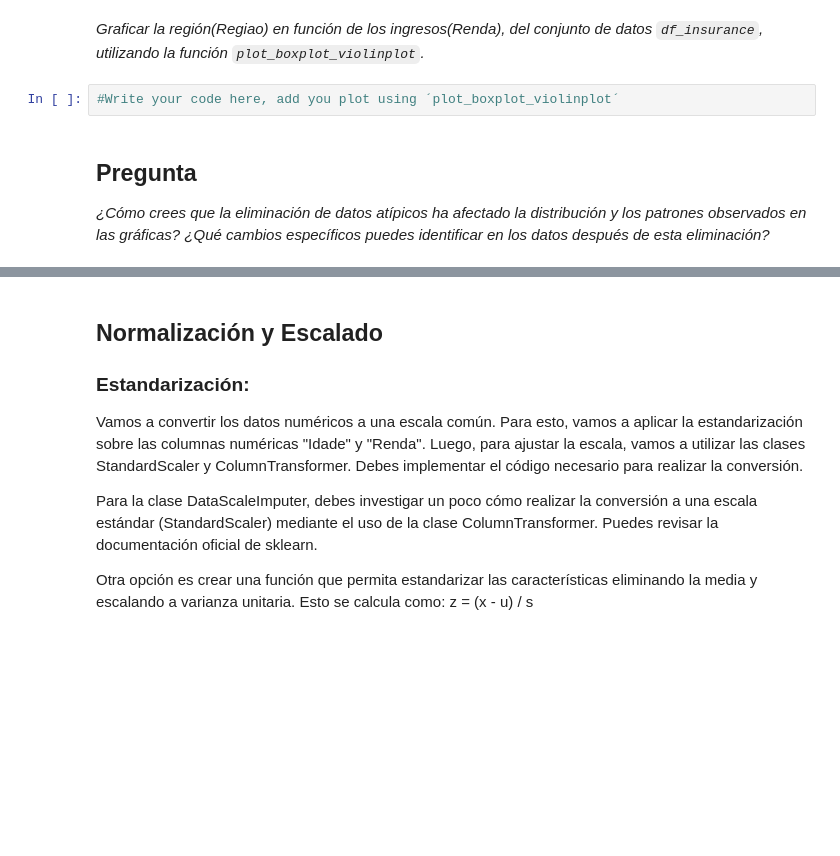
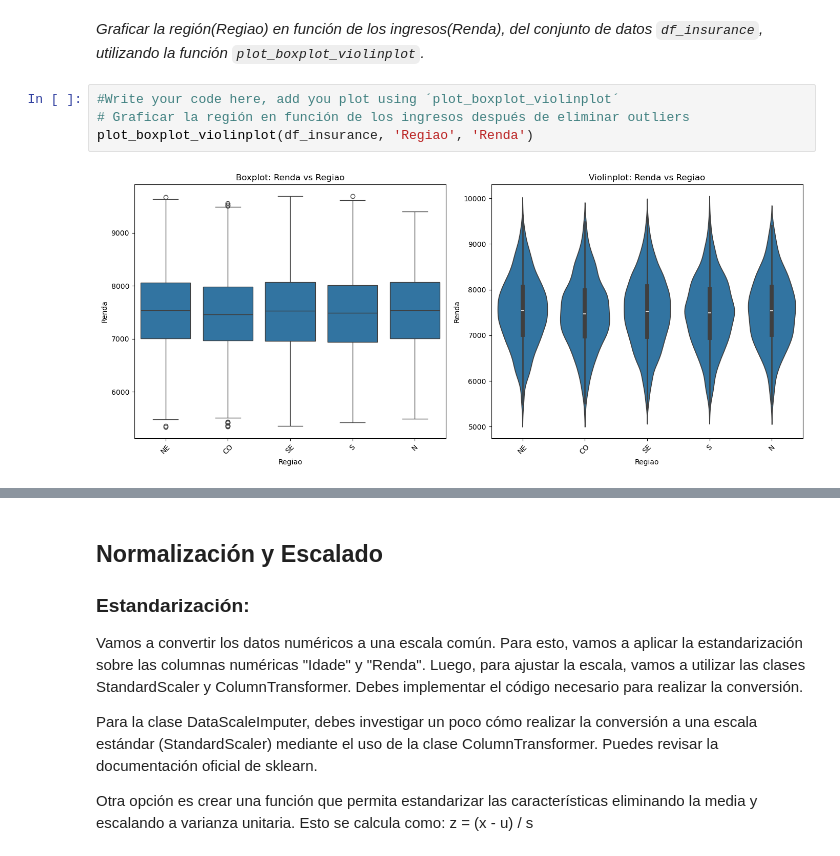
Before and after one commit to irina-yakovleva/python_b2_edp_uoc, a Jupyter notebook: python_b2_proyecto_final.ipynb, the cells around one changed output, grey strips where cells are left out. Drawn from its saved outputs; the diff is of its cells as text; blank space fills up the shorter version.

```diff
--- a/python_b2_proyecto_final.ipynb
+++ b/python_b2_proyecto_final.ipynb
@@ -1701,6 +1891,7 @@ En las siguientes gráficas, puedes observar las diferencias con respecto a las
  *Graficar la región(Regiao) en función de los ingresos(Renda), del conjunto de datos `df_insurance`, utilizando la función `plot_boxplot_violinplot`.*
 # %%
 #Write your code here, add you plot using ´plot_boxplot_violinplot´
+# Graficar la región en función de los ingresos después de eliminar outliers
+plot_boxplot_violinplot(df_insurance, 'Regiao', 'Renda')
+# %% [output]
+[figure, added]
-# %% [markdown]
-## Pregunta
-*¿Cómo crees que la eliminación de datos atípicos ha afectado la distribución y los patrones observados en las gráficas? ¿Qué cambios específicos puedes identificar en los datos después de esta eliminación?*
```
Also changed, not shown: parts of 32 cells of this notebook.
